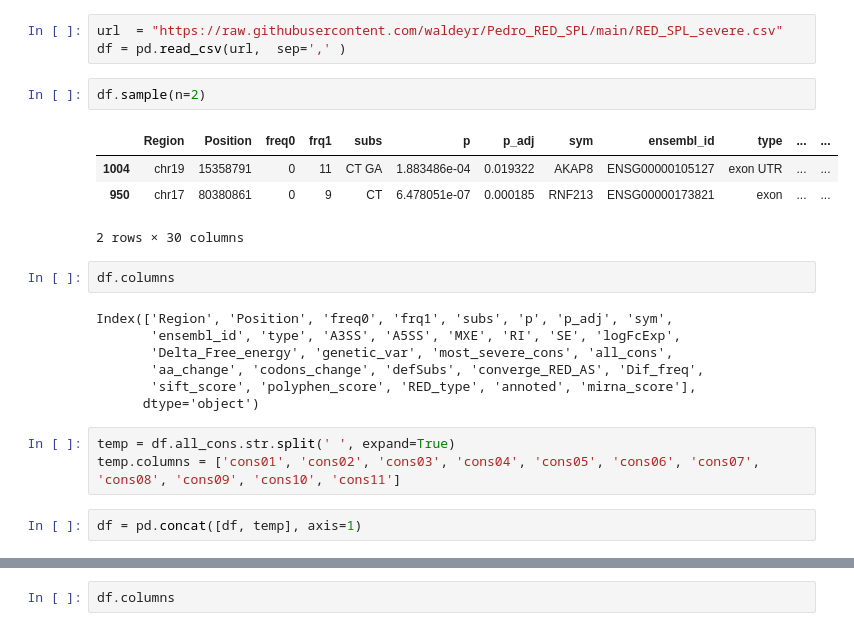
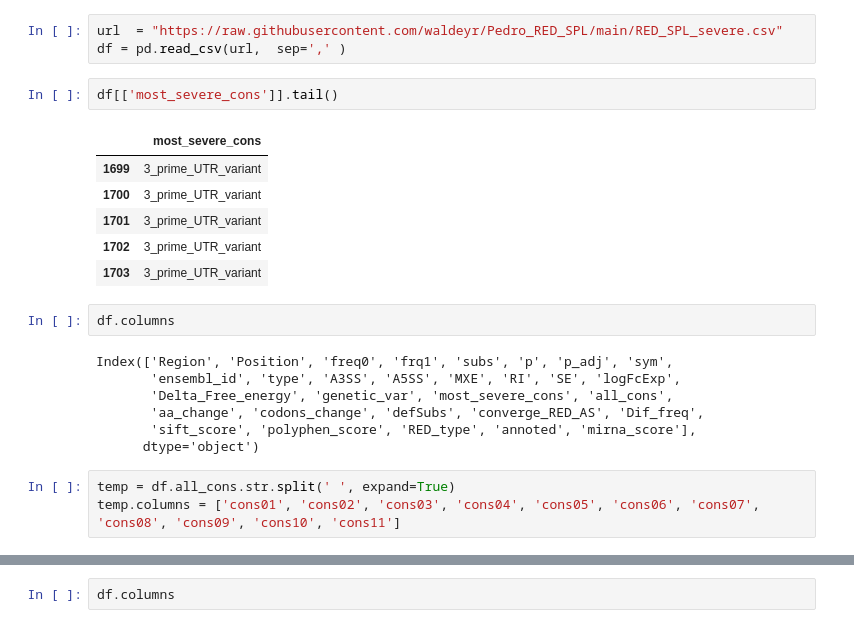
Before and after one commit to waldeyr/Pedro_RED_SPL, a Jupyter notebook: Pedro_SPL_most_severe_consequence_prediction.ipynb, the cells around one changed output, grey strips where cells are left out. Cells and saved outputs as stored; diff of their text form.

Commit message:
Pedro_SPL_most_severe_consequence_prediction

```diff
--- a/Pedro_SPL_most_severe_consequence_prediction.ipynb
+++ b/Pedro_SPL_most_severe_consequence_prediction.ipynb
@@ -23,23 +23,23 @@ from Bio import SeqIO
 url  = "https://raw.githubusercontent.com/waldeyr/Pedro_RED_SPL/main/RED_SPL_severe.csv"
 df = pd.read_csv(url,  sep=',' )
 # %%
-df.sample(n=2)
+df[['most_severe_cons']].tail()
 # %% [output]
-|  | Region | Position | freq0 | frq1 | subs | p | p_adj | sym | ensembl_id | type | ... | ... |
-| 1004 | chr19 | 15358791 | 0 | 11 | CT GA | 1.883486e-04 | 0.019322 | AKAP8 | ENSG00000105127 | exon UTR | ... | ... |
-| 950 | chr17 | 80380861 | 0 | 9 | CT | 6.478051e-07 | 0.000185 | RNF213 | ENSG00000173821 | exon | ... | ... |
+|  | most_severe_cons |
+| 1699 | 3_prime_UTR_variant |
+| 1700 | 3_prime_UTR_variant |
+| 1701 | 3_prime_UTR_variant |
+| 1702 | 3_prime_UTR_variant |
+| 1703 | 3_prime_UTR_variant |
-2 rows × 30 columns
-# %%
-df.columns
-# %% [output]
-Index(['Region', 'Position', 'freq0', 'frq1', 'subs', 'p', 'p_adj', 'sym',
-       'ensembl_id', 'type', 'A3SS', 'A5SS', 'MXE', 'RI', 'SE', 'logFcExp',
-       'Delta_Free_energy', 'genetic_var', 'most_severe_cons', 'all_cons',
-       'aa_change', 'codons_change', 'defSubs', 'converge_RED_AS', 'Dif_freq',
-       'sift_score', 'polyphen_score', 'RED_type', 'annoted', 'mirna_score'],
-      dtype='object')
-# %%
-temp = df.all_cons.str.split(' ', expand=True)
-temp.columns = ['cons01', 'cons02', 'cons03', 'cons04', 'cons05', 'cons06', 'cons07', 'cons08', 'cons09', 'cons10', 'cons11']
-# %%
-df = pd.concat([df, temp], axis=1)
+# %%
+df.columns
+# %% [output]
+Index(['Region', 'Position', 'freq0', 'frq1', 'subs', 'p', 'p_adj', 'sym',
+       'ensembl_id', 'type', 'A3SS', 'A5SS', 'MXE', 'RI', 'SE', 'logFcExp',
+       'Delta_Free_energy', 'genetic_var', 'most_severe_cons', 'all_cons',
+       'aa_change', 'codons_change', 'defSubs', 'converge_RED_AS', 'Dif_freq',
+       'sift_score', 'polyphen_score', 'RED_type', 'annoted', 'mirna_score'],
+      dtype='object')
+# %%
+temp = df.all_cons.str.split(' ', expand=True)
+temp.columns = ['cons01', 'cons02', 'cons03', 'cons04', 'cons05', 'cons06', 'cons07', 'cons08', 'cons09', 'cons10', 'cons11']
```
Also changed, not shown: parts of 16 cells of this notebook.
